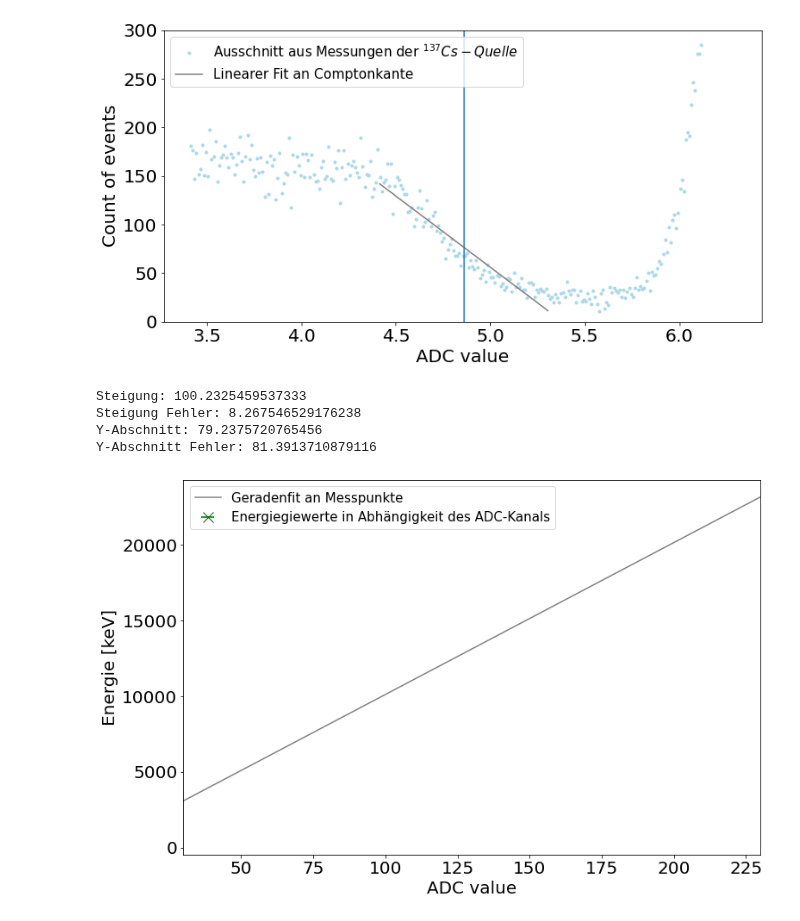
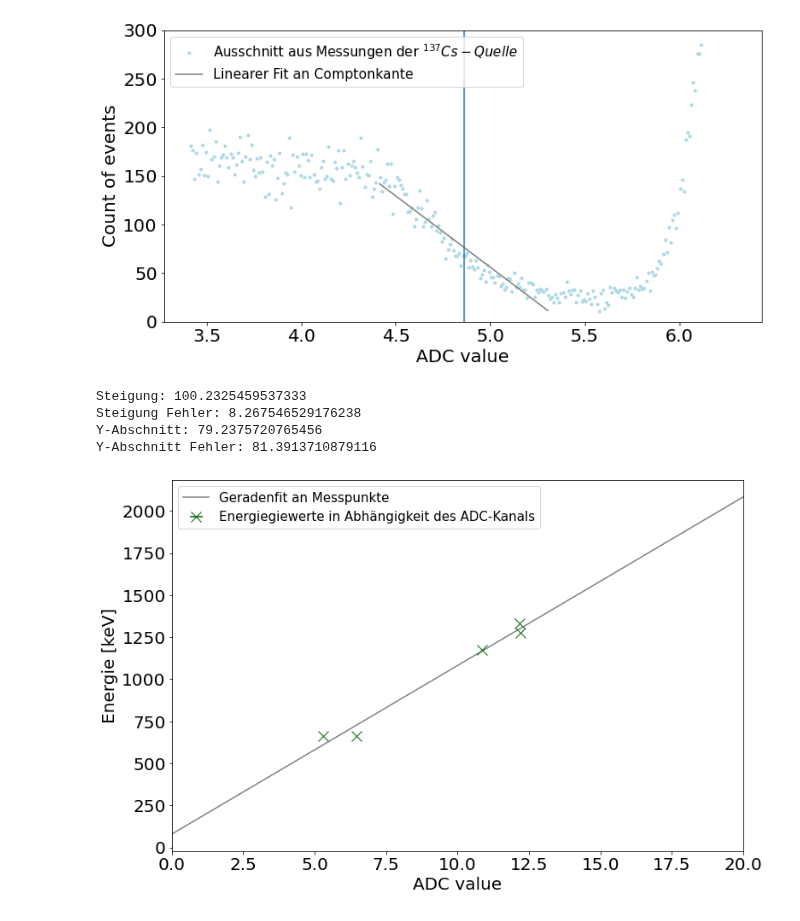
Before and after one commit to Skylake143/Fortgeschrittenenpraktikum, a Jupyter notebook: B18Gammaspektroskopie/A3Kalibrierungsmessungen.ipynb, the cells around one changed output. Drawn from its saved outputs; the diff is of its cells as text; code cells hidden in the pictures.

```diff
--- a/B18Gammaspektroskopie/A3Kalibrierungsmessungen.ipynb
+++ b/B18Gammaspektroskopie/A3Kalibrierungsmessungen.ipynb
@@ -421,33 +438,33 @@ Comptonkante: 4.859999999999999
 parameters = {'xtick.labelsize': 20, 'ytick.labelsize': 20}
 plt.rcParams.update(parameters)
 
 #Energyspectrum open LG
 fig, ax = plt.subplots(figsize=(12,8))
-ax.set_xlim(30, 230)
+ax.set_xlim(0, 20)
 
 #Name for axis
 ax.set_xlabel('ADC value', fontsize=20)
 ax.set_ylabel('Energie [keV]', fontsize=20)
 
 #Plotten der unskalierten Kurven
 # linear_model=np.polyfit(energy_calibration_x,energy_calibration_y,1)
 # linear_model_fn=np.poly1d(linear_model)
 # x_s=np.arange(30,230)
 
 params, cov = curve_fit(line,energy_calibration_y, energy_calibration_x)
-x_fit = np.linspace(30,230)
+x_fit = np.linspace(0,20)
 ax.errorbar(energy_calibration_y, energy_calibration_x, xerr=energy_calibration_y_error,fmt='x',markersize=12, color = "darkgreen",label = "Energiegiewerte in Abhängigkeit des ADC-Kanals")
 ax.plot(x_fit, line(x_fit, params[0], params[1]), color = "grey", label="Geradenfit an Messpunkte")
 print("Steigung:",params[1])
 print("Steigung Fehler:", np.sqrt(cov[1,1]))
 print("Y-Abschnitt:", params[0])
 print("Y-Abschnitt Fehler:",np.sqrt(cov[0,0]))
 
 ax.legend(fontsize=15)
 fig.savefig('Kalibrierungsmessung.png', dpi=200)
 # %% [output]
 Steigung: 100.2325459537333
 Steigung Fehler: 8.267546529176238
 Y-Abschnitt: 79.2375720765456
 Y-Abschnitt Fehler: 81.3913710879116
-[figure, old version]
+[figure, new version]
```
Also changed, not shown: parts of 10 cells of this notebook, 5 other files.
